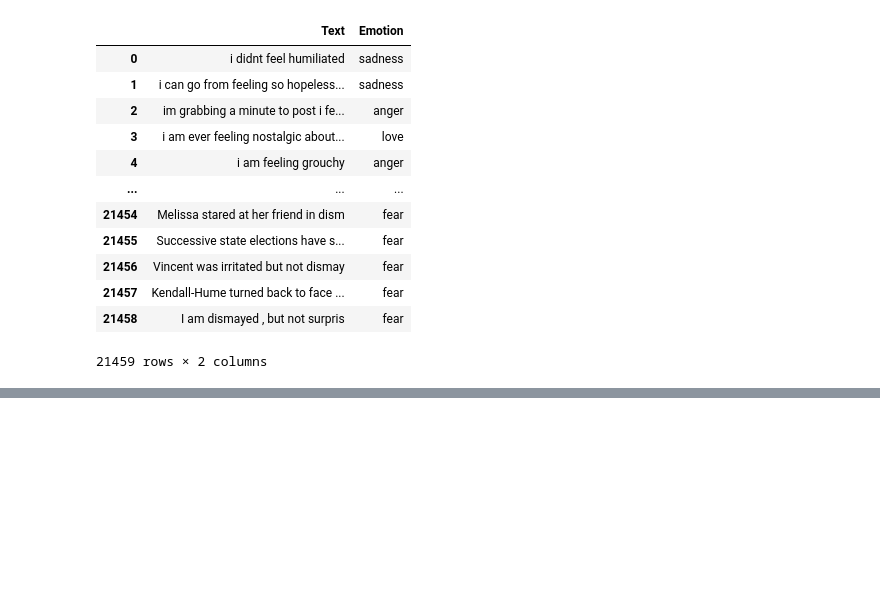
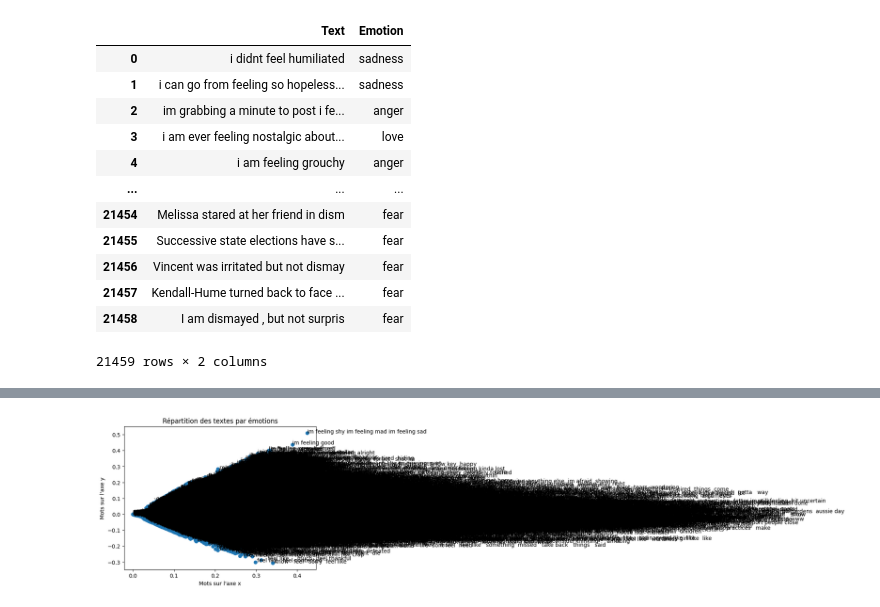
Before and after one commit to RolaMmss/R-aliser-un-site-de-suivi-de-patients-pour-un-psychologue, a Jupyter notebook: src/script1.ipynb, the cells around one changed output, grey strips where cells are left out. Drawn from its saved outputs; the diff is of its cells as text; code cells hidden in the pictures; blank space fills up the shorter version.

Commit message:
merge avec rola

```diff
--- a/src/script1.ipynb
+++ b/src/script1.ipynb
@@ -23,0 +29,3 @@ data
+# %%
+# Identifier les mots susceptibles d'être des stopwords
+data['clean_text'] = hero.remove_stopwords(data['Text'])
@@ -23,0 +50,22 @@ data
+# %%
+# Vectorisation des mots
+tfidf = hero.TfidfVectorizer()
+vectorized = tfidf.fit_transform(data['clean_text'])
+# %%
+# Réduction de dimension (TruncatedSVD)
+svd = TruncatedSVD(n_components=2)
+svd_components = svd.fit_transform(vectorized)
+# %%
+# Attribution de valeurs numériques uniques à chaque émotion
+data['emotion_code'] = pd.factorize(data['Emotion'])[0]
+# %%
+# Création du graphique avec les mots comme étiquettes
+plt.scatter(svd_components[:, 0], svd_components[:, 1])
+for i, text in enumerate(data['clean_text']):
+    plt.annotate(text, (svd_components[i, 0], svd_components[i, 1]))
+plt.xlabel('Mots sur l\'axe x')
+plt.ylabel('Mots sur l\'axe y')
+plt.title('Répartition des textes par émotions')
+plt.show()
+# %% [output]
+[figure, added]
```
Also changed, not shown: parts of 6 cells of this notebook, 2 other files.
